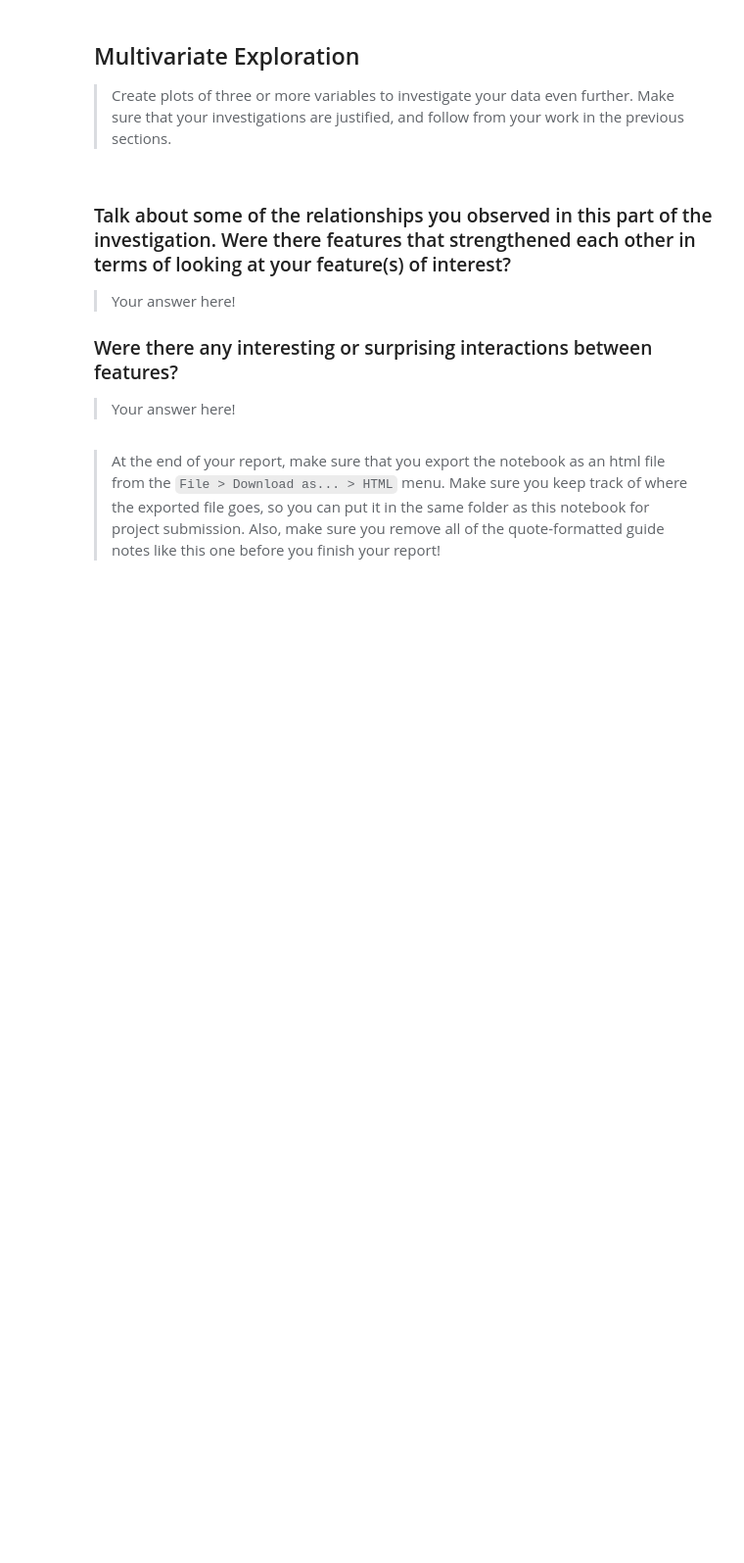
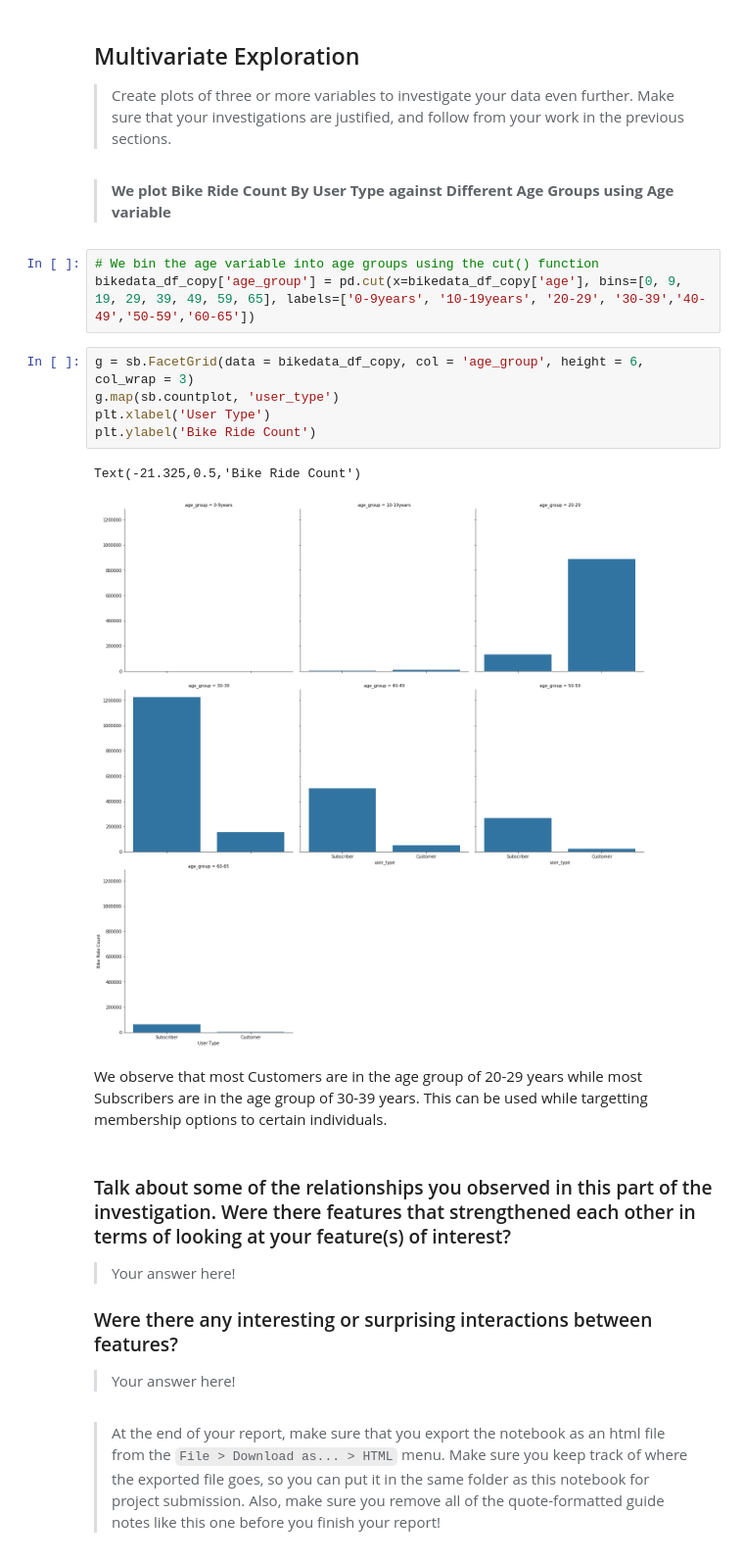
Before and after one commit to mkarkhan/Communicate-Data-Findings, a Jupyter notebook: exploratory_analysis.ipynb, the cells around one changed output. Shown at 98% size. Drawn from its saved outputs; the diff is of its cells as text; blank space fills up the shorter version.

```diff
--- a/exploratory_analysis.ipynb
+++ b/exploratory_analysis.ipynb
@@ -717,6 +745,21 @@ From the visualization, we can observe that Customers usually have longer ride t
 > Create plots of three or more variables to investigate your data even
 further. Make sure that your investigations are justified, and follow from
 your work in the previous sections.
+# %% [markdown]
+> <b> We plot Bike Ride Count By User Type against Different Age Groups using Age variable </b>
+# %%
+# We bin the age variable into age groups using the cut() function
+bikedata_df_copy['age_group'] = pd.cut(x=bikedata_df_copy['age'], bins=[0, 9, 19, 29, 39, 49, 59, 65], labels=['0-9years', '10-19years', '20-29', '30-39','40-49','50-59','60-65'])
+# %%
+g = sb.FacetGrid(data = bikedata_df_copy, col = 'age_group', height = 6, col_wrap = 3)
+g.map(sb.countplot, 'user_type')
+plt.xlabel('User Type')
+plt.ylabel('Bike Ride Count')
+# %% [output]
+Text(-21.325,0.5,'Bike Ride Count')
+[figure, added]
+# %% [markdown]
+We observe that most Customers are in the age group of 20-29 years while most Subscribers are in the age group of 30-39 years. This can be used while targetting membership options to certain individuals.
 # %% [markdown]
 ### Talk about some of the relationships you observed in this part of the investigation. Were there features that strengthened each other in terms of looking at your feature(s) of interest?
 
```
Also changed, not shown: parts of 11 cells of this notebook.
